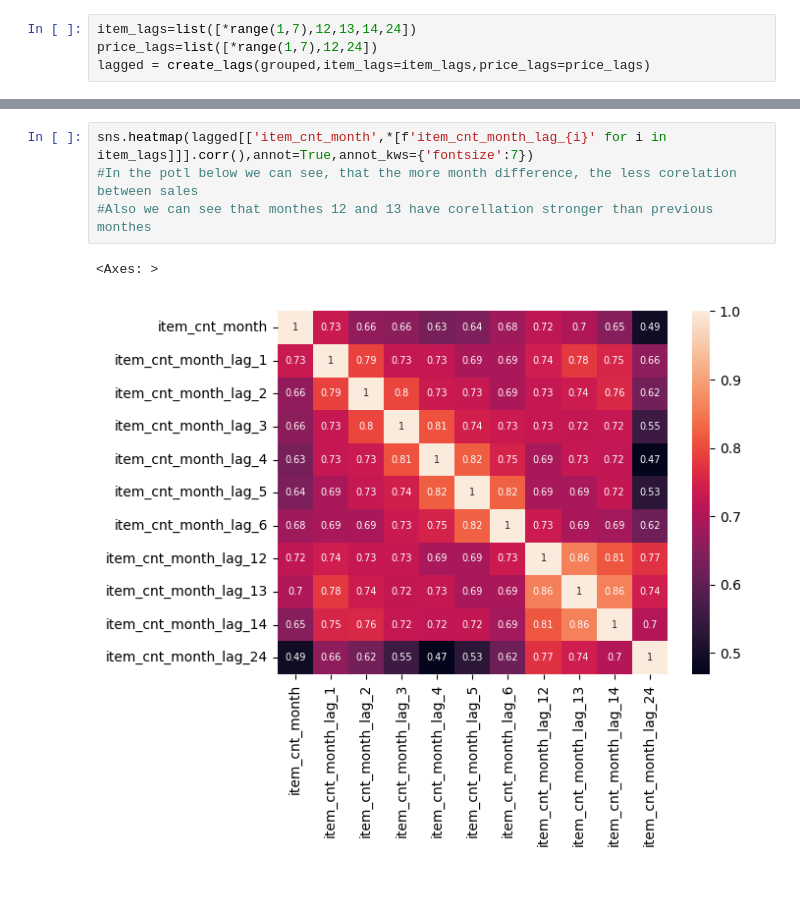
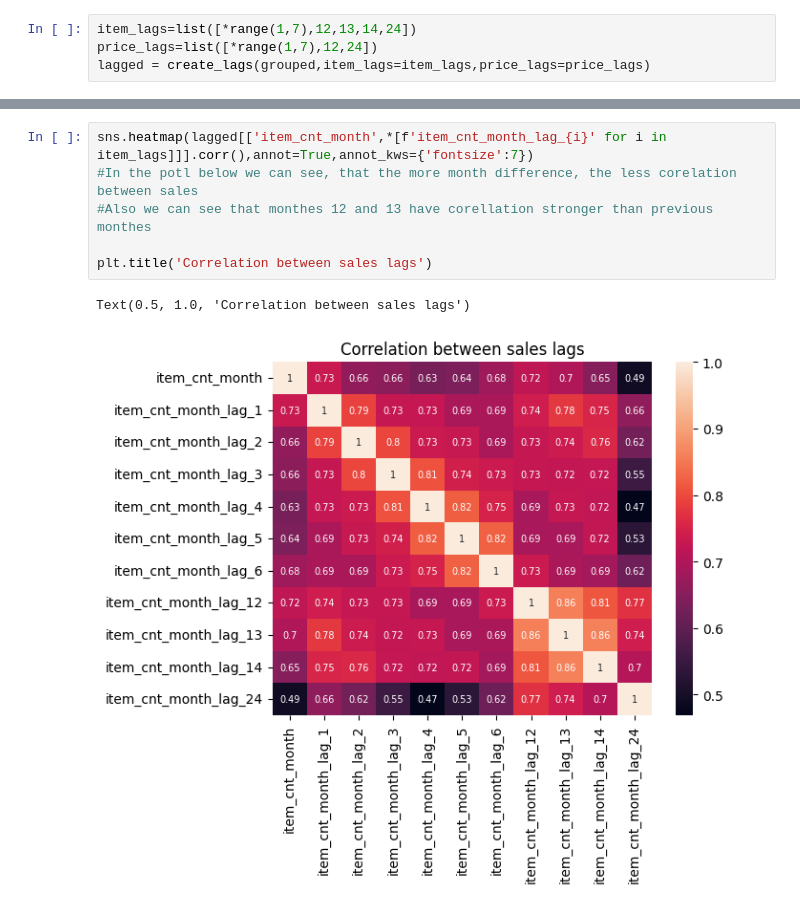
Before and after one commit to valera2444/FutureSalesPrediction, a Jupyter notebook: EDA/EDA_lags.ipynb, the cells around one changed output, grey strips where cells are left out. Saved outputs shown, nothing was run; the diff lists cells and outputs as text.

```diff
--- a/EDA/EDA_lags.ipynb
+++ b/EDA/EDA_lags.ipynb
@@ -138,10 +77,12 @@ dtype: int64
 # %%
 sns.heatmap(lagged[['item_cnt_month',*[f'item_cnt_month_lag_{i}' for i in item_lags]]].corr(),annot=True,annot_kws={'fontsize':7})
 #In the potl below we can see, that the more month difference, the less corelation between sales
 #Also we can see that monthes 12 and 13 have corellation stronger than previous monthes
+
+plt.title('Correlation between sales lags')
 # %% [output]
-<Axes: >
+Text(0.5, 1.0, 'Correlation between sales lags')
-[figure, old version]
+[figure, new version]
 # %%
 sns.heatmap(lagged[['avg_item_price',*[f'avg_item_price_lag_{i}' for i in price_lags]]].corr(),annot=True,annot_kws={'fontsize':7})
 #In the potl below we can see, that the more month difference, the less corelation between prices
```
Also changed, not shown: parts of 12 cells of this notebook, 4 other files.
